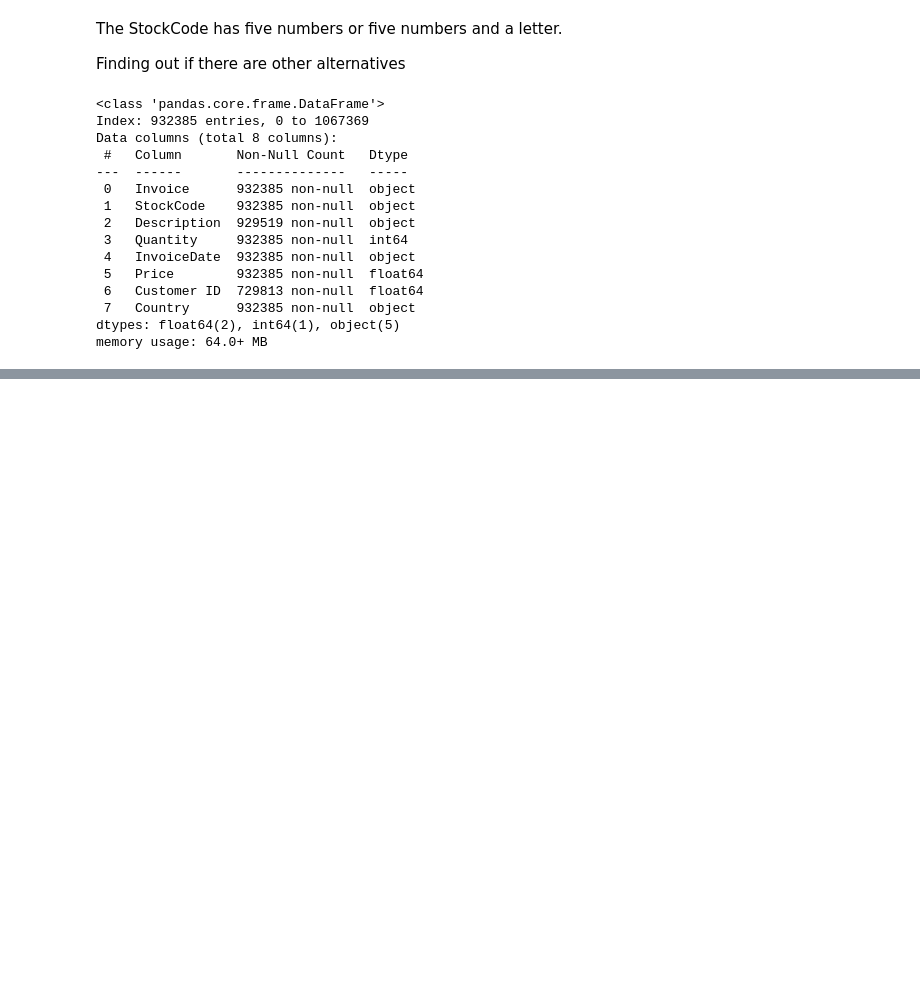
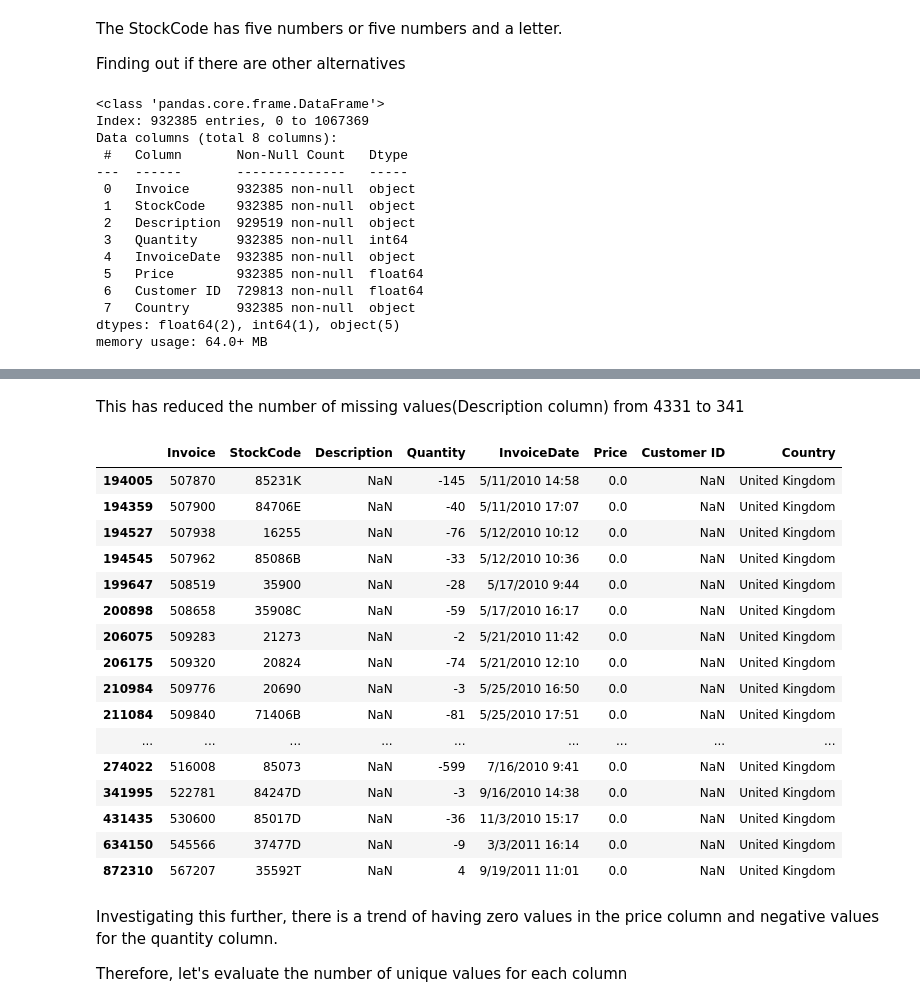
Before and after one commit to Kelvin-ndungu/Performance_pulse, a Jupyter notebook: playground/playground.ipynb, the cells around one changed output, grey strips where cells are left out. Saved outputs shown, nothing was run; the diff lists cells and outputs as text; code cells hidden in the pictures; blank space fills up the shorter version.

Commit message:
still cleaning the data

```diff
--- a/playground/playground.ipynb
+++ b/playground/playground.ipynb
@@ -141,0 +253,5 @@ dtype: int64
+# %%
+retail_data_filtered = retail_data[retail_data['StockCode'].str.match('^\d{5}$|^\d{5}[a-zA-Z]{1,2}$') |
+                                   retail_data['StockCode'].isin(['POST', 'DOT', 'M', 'C2','D'])]
+
+retail_data_filtered.info()
@@ -141,0 +291,12 @@ dtype: int64
+# %%
+#creating a copy of the dataframe
+retail_copy = retail_data_filtered.copy()
+
+# Grouping the data for each StockCode (creates a sub dataframe)
+# The transform method applies a particular transformation to each description column in each group
+#x.ffill() forward fills and bfill() backward fills the NaN values in the Description column
+retail_copy['Description'] = retail_copy.groupby('StockCode')['Description'].transform(lambda x: x.ffill().bfill())
+
+retail_data_filtered = retail_copy
+
+retail_data_filtered.isnull().sum()
@@ -141,0 +313,28 @@ dtype: int64
+# %% [markdown]
+This has reduced the number of missing values(Description column) from 4331 to 341
+# %%
+missing_descriptions = retail_data_filtered[retail_data_filtered['Description'].isnull()]
+#missing_descriptions.head(50)
+missing_descriptions.tail(20)
+# %% [output]
+|  | Invoice | StockCode | Description | Quantity | InvoiceDate | Price | Customer ID | Country |
+| 194005 | 507870 | 85231K | NaN | -145 | 5/11/2010 14:58 | 0.0 | NaN | United Kingdom |
+| 194359 | 507900 | 84706E | NaN | -40 | 5/11/2010 17:07 | 0.0 | NaN | United Kingdom |
+| 194527 | 507938 | 16255 | NaN | -76 | 5/12/2010 10:12 | 0.0 | NaN | United Kingdom |
+| 194545 | 507962 | 85086B | NaN | -33 | 5/12/2010 10:36 | 0.0 | NaN | United Kingdom |
+| 199647 | 508519 | 35900 | NaN | -28 | 5/17/2010 9:44 | 0.0 | NaN | United Kingdom |
+| 200898 | 508658 | 35908C | NaN | -59 | 5/17/2010 16:17 | 0.0 | NaN | United Kingdom |
+| 206075 | 509283 | 21273 | NaN | -2 | 5/21/2010 11:42 | 0.0 | NaN | United Kingdom |
+| 206175 | 509320 | 20824 | NaN | -74 | 5/21/2010 12:10 | 0.0 | NaN | United Kingdom |
+| 210984 | 509776 | 20690 | NaN | -3 | 5/25/2010 16:50 | 0.0 | NaN | United Kingdom |
+| 211084 | 509840 | 71406B | NaN | -81 | 5/25/2010 17:51 | 0.0 | NaN | United Kingdom |
+| ... | ... | ... | ... | ... | ... | ... | ... | ... |
+| 274022 | 516008 | 85073 | NaN | -599 | 7/16/2010 9:41 | 0.0 | NaN | United Kingdom |
+| 341995 | 522781 | 84247D | NaN | -3 | 9/16/2010 14:38 | 0.0 | NaN | United Kingdom |
+| 431435 | 530600 | 85017D | NaN | -36 | 11/3/2010 15:17 | 0.0 | NaN | United Kingdom |
+| 634150 | 545566 | 37477D | NaN | -9 | 3/3/2011 16:14 | 0.0 | NaN | United Kingdom |
+| 872310 | 567207 | 35592T | NaN | 4 | 9/19/2011 11:01 | 0.0 | NaN | United Kingdom |
+# %% [markdown]
+Investigating this further, there is a trend of having zero values in the price column and negative values for the quantity column.
+
+Therefore, let's evaluate the number of unique values for each column
```
Also changed, not shown: parts of 40 cells of this notebook, 1 other file.
